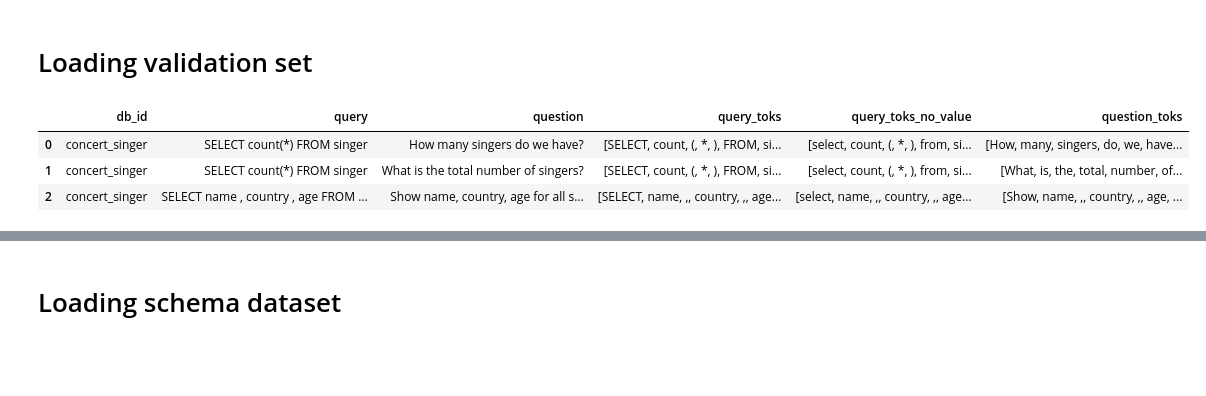
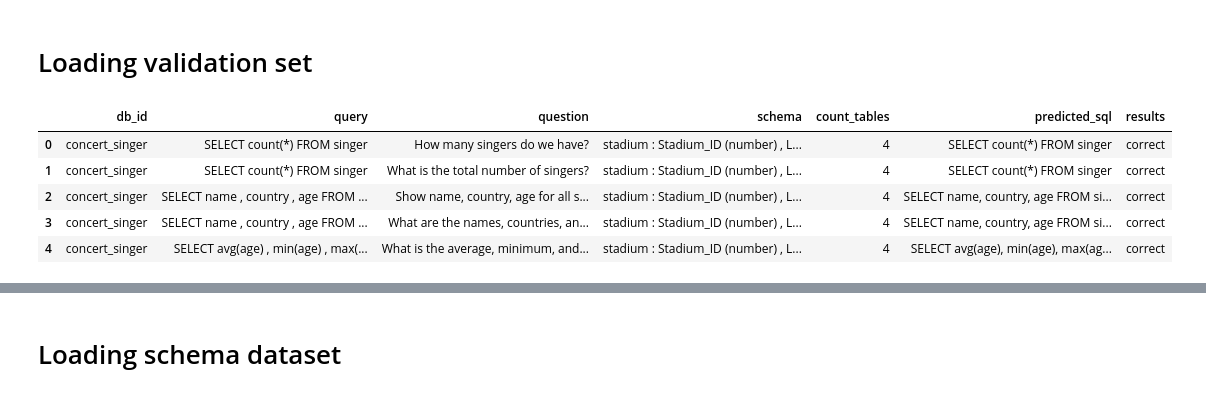
Before and after one commit to mehulpranay/ML_Framework, a Jupyter notebook: inference-notebook-for-question-to-sql-query.ipynb, the cells around one changed output, grey strips where cells are left out. Cells and saved outputs as stored; diff of their text form; code cells hidden in the pictures; blank space fills up the shorter version.

Commit message:
Kaggle Notebook | Inference notebook for Question to SQL Query | Version 13

```diff
--- a/inference-notebook-for-question-to-sql-query.ipynb
+++ b/inference-notebook-for-question-to-sql-query.ipynb
@@ -106,14 +61,21 @@ trainable params: 0 || all params: 8,072,204,288 || trainable%: 0.0000
 # %%
 import pandas as pd
 import matplotlib.pyplot as plt
 from datasets import load_dataset
 
 dataset = load_dataset("spider")
-validation_df = pd.DataFrame(dataset['validation'])
+# validation_df = pd.DataFrame(dataset['validation'])
 train_df = pd.DataFrame(dataset['train'])
-validation_df.head(3)
+
+
+validation_df = pd.read_csv('/kaggle/input/datasets/mehulkumar99/error-sql-prediction-csv/validation_predictions.csv')
+validation_df = validation_df.drop(columns=['query_toks', 'query_toks_no_value','question_toks',])
+validation_df.head()
+# validation_df.iloc[361]
 # %% [output]
-|  | db_id | query | question | query_toks | query_toks_no_value | question_toks |
-| 0 | concert_singer | SELECT count(*) FROM singer | How many singers do we have? | [SELECT, count, (, *, ), FROM, si... | [select, count, (, *, ), from, si... | [How, many, singers, do, we, have... |
-| 1 | concert_singer | SELECT count(*) FROM singer | What is the total number of singers? | [SELECT, count, (, *, ), FROM, si... | [select, count, (, *, ), from, si... | [What, is, the, total, number, of... |
-| 2 | concert_singer | SELECT name , country , age FROM ... | Show name, country, age for all s... | [SELECT, name, ,, country, ,, age... | [select, name, ,, country, ,, age... | [Show, name, ,, country, ,, age, ... |
+|  | db_id | query | question | schema | count_tables | predicted_sql | results |
+| 0 | concert_singer | SELECT count(*) FROM singer | How many singers do we have? | stadium : Stadium_ID (number) , L... | 4 | SELECT count(*) FROM singer | correct |
+| 1 | concert_singer | SELECT count(*) FROM singer | What is the total number of singers? | stadium : Stadium_ID (number) , L... | 4 | SELECT count(*) FROM singer | correct |
+| 2 | concert_singer | SELECT name , country , age FROM ... | Show name, country, age for all s... | stadium : Stadium_ID (number) , L... | 4 | SELECT name, country, age FROM si... | correct |
+| 3 | concert_singer | SELECT name , country , age FROM ... | What are the names, countries, an... | stadium : Stadium_ID (number) , L... | 4 | SELECT name, country, age FROM si... | correct |
+| 4 | concert_singer | SELECT avg(age) , min(age) , max(... | What is the average, minimum, and... | stadium : Stadium_ID (number) , L... | 4 | SELECT avg(age), min(age), max(ag... | correct |
```
Also changed, not shown: parts of 34 cells of this notebook.
